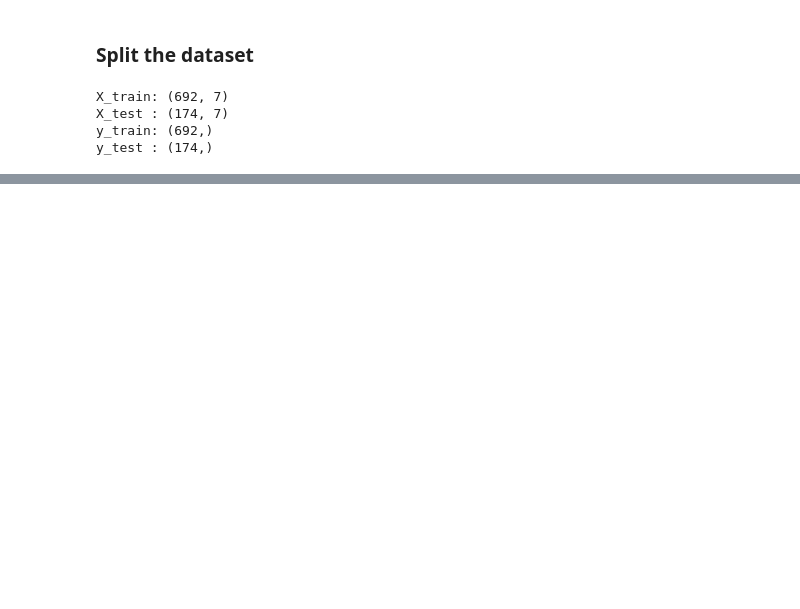
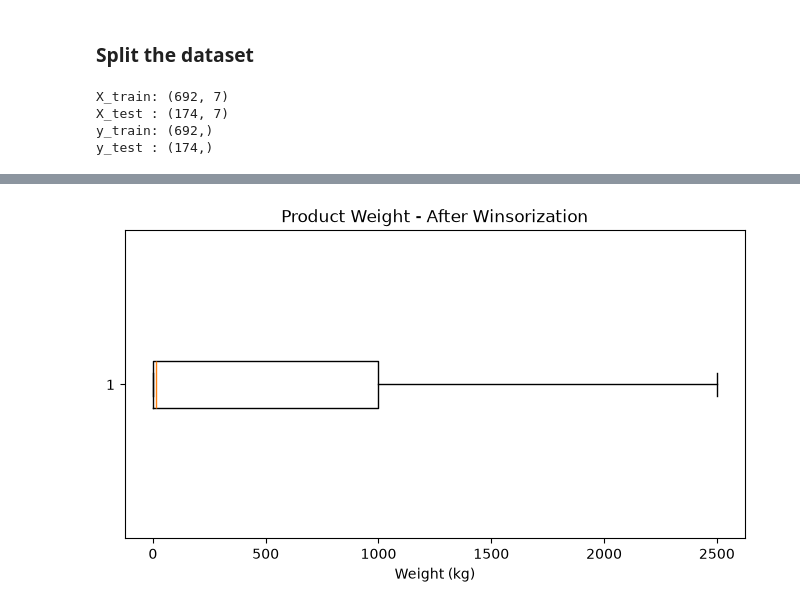
Before and after one commit to fatemajannat9/hi, a Jupyter notebook: pre-eng (1) (1).ipynb, the cells around one changed output, grey strips where cells are left out. Drawn from its saved outputs; the diff is of its cells as text; code cells hidden in the pictures; blank space fills up the shorter version.

```diff
--- a/pre-eng (1) (1).ipynb
+++ b/pre-eng (1) (1).ipynb
@@ -572,0 +683,19 @@ PCF: 122 outliers
+# %%
+#Step 4.3: Apply Winsorization
+X_train["Product_Weight"] = X_train["Product_Weight"].clip(
+    lower=lower,
+    upper=upper
+)
+
+X_test["Product_Weight"] = X_test["Product_Weight"].clip(
+    lower=lower,
+    upper=upper
+)
+# %%
+plt.figure(figsize=(8,4))
+plt.boxplot(X_train["Product_Weight"], vert=False)
+plt.title("Product Weight - After Winsorization")
+plt.xlabel("Weight (kg)")
+plt.show()
+# %% [output]
+[figure, added]
```
Also changed, not shown: parts of 60 cells of this notebook, 3 other files.
